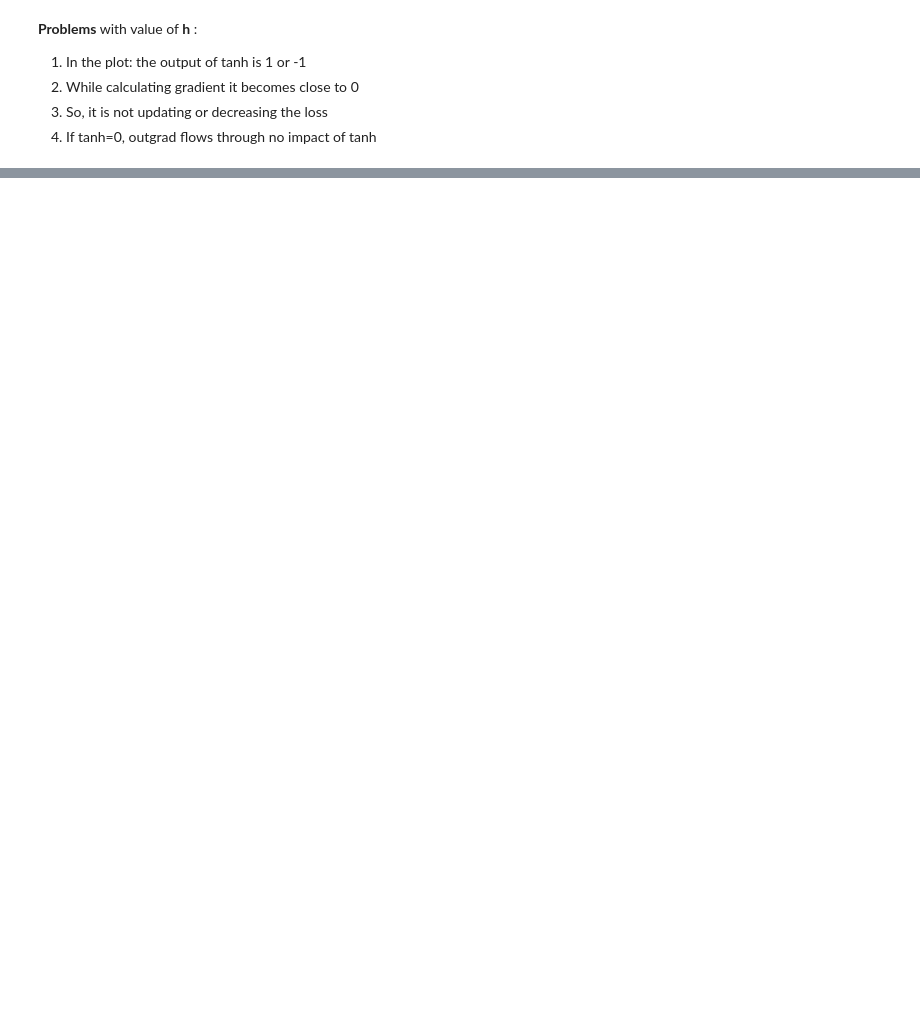
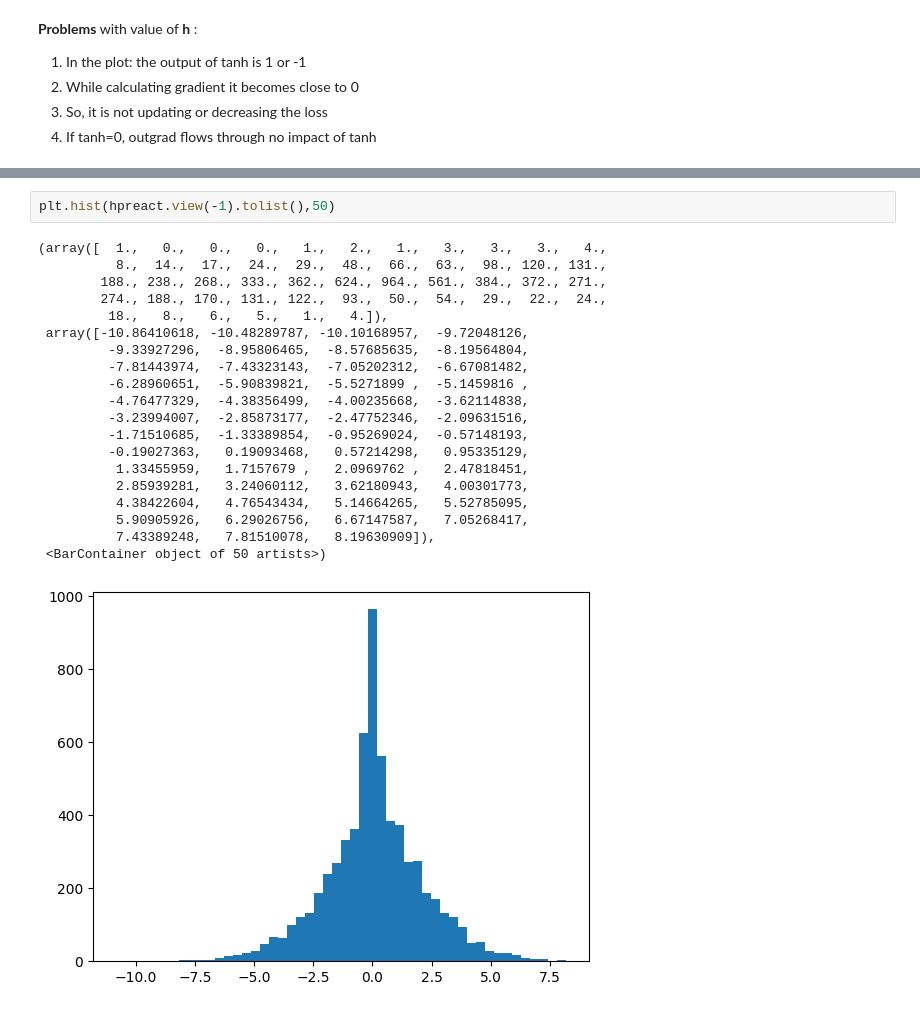
Before and after one commit to Samin-Sadaf7/NN_works, a Jupyter notebook: makemore_v3_mlp_v2.ipynb, the cells around one changed output, grey strips where cells are left out. Drawn from its saved outputs; the diff is of its cells as text; blank space fills up the shorter version.

```diff
--- a/makemore_v3_mlp_v2.ipynb
+++ b/makemore_v3_mlp_v2.ipynb
@@ -215,0 +346,23 @@ plt.imshow(h.abs()>0.5, cmap='gray', interpolation='nearest')
+# %%
+plt.hist(hpreact.view(-1).tolist(),50)
+# %% [output]
+(array([  1.,   0.,   0.,   0.,   1.,   2.,   1.,   3.,   3.,   3.,   4.,
+          8.,  14.,  17.,  24.,  29.,  48.,  66.,  63.,  98., 120., 131.,
+        188., 238., 268., 333., 362., 624., 964., 561., 384., 372., 271.,
+        274., 188., 170., 131., 122.,  93.,  50.,  54.,  29.,  22.,  24.,
+         18.,   8.,   6.,   5.,   1.,   4.]),
+ array([-10.86410618, -10.48289787, -10.10168957,  -9.72048126,
+         -9.33927296,  -8.95806465,  -8.57685635,  -8.19564804,
+         -7.81443974,  -7.43323143,  -7.05202312,  -6.67081482,
+         -6.28960651,  -5.90839821,  -5.5271899 ,  -5.1459816 ,
+         -4.76477329,  -4.38356499,  -4.00235668,  -3.62114838,
+         -3.23994007,  -2.85873177,  -2.47752346,  -2.09631516,
+         -1.71510685,  -1.33389854,  -0.95269024,  -0.57148193,
+         -0.19027363,   0.19093468,   0.57214298,   0.95335129,
+          1.33455959,   1.7157679 ,   2.0969762 ,   2.47818451,
+          2.85939281,   3.24060112,   3.62180943,   4.00301773,
+          4.38422604,   4.76543434,   5.14664265,   5.52785095,
+          5.90905926,   6.29026756,   6.67147587,   7.05268417,
+          7.43389248,   7.81510078,   8.19630909]),
+ <BarContainer object of 50 artists>)
+[figure, added]
```
Also changed, not shown: parts of 15 cells of this notebook.
